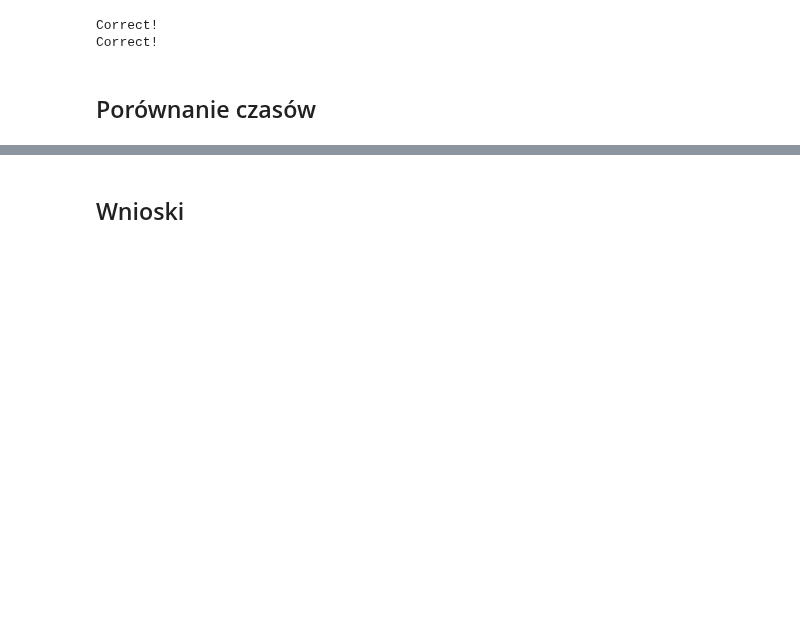
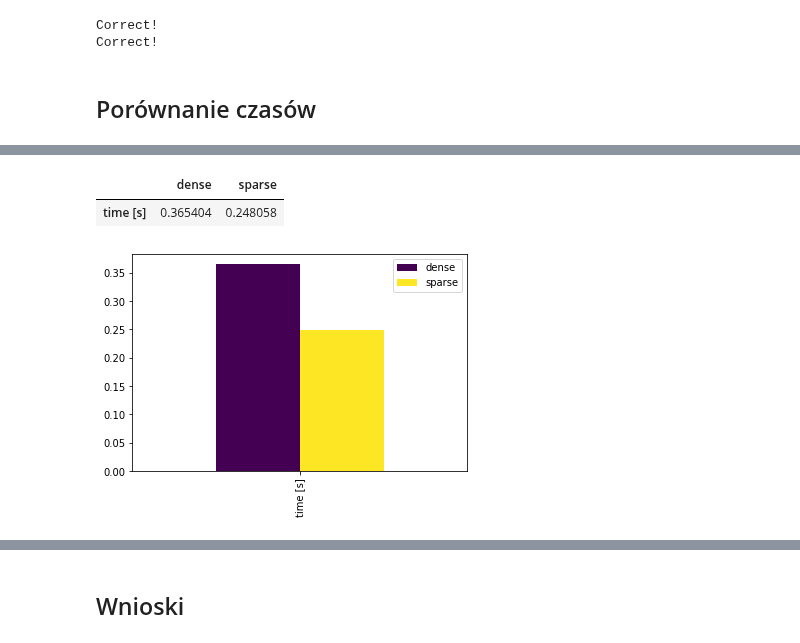
Before and after one commit to mhawryluk/matrix-algorithms, a Jupyter notebook: lab4/lab4.ipynb, the cells around one changed output, grey strips where cells are left out. Cells and saved outputs as stored; diff of their text form; code cells hidden in the pictures; blank space fills up the shorter version.

Commit message:
Add time comparison

```diff
--- a/lab4/lab4.ipynb
+++ b/lab4/lab4.ipynb
@@ -302,3 +295,20 @@ Correct!
 Correct!
 # %% [markdown]
 ## Porównanie czasów
+# %%
+def compare_times(matrix):
+    start = time()
+    cholesky_LLT(matrix)
+    dense_time = time() - start
+
+    start = time()
+    sparse_cholesky(convert_to_csr(matrix))
+    sparse_time = time() - start
+
+    df = pd.DataFrame({
+        'dense': [dense_time],
+        'sparse': [sparse_time]
+    }, index=['time [s]'])
+
+    df.plot(kind='bar', cmap='viridis')
+    return df
@@ -304,0 +322,6 @@ Correct!
+# %%
+compare_times(matrices['3a'])
+# %% [output]
+|  | dense | sparse |
+| time [s] | 0.365404 | 0.248058 |
+[figure, added]
```
Also changed, not shown: parts of 8 cells of this notebook.
